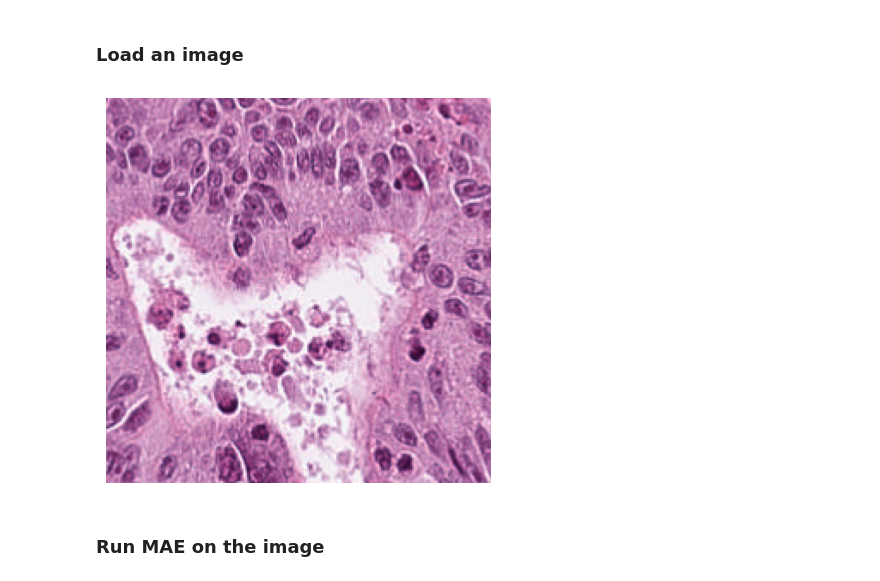
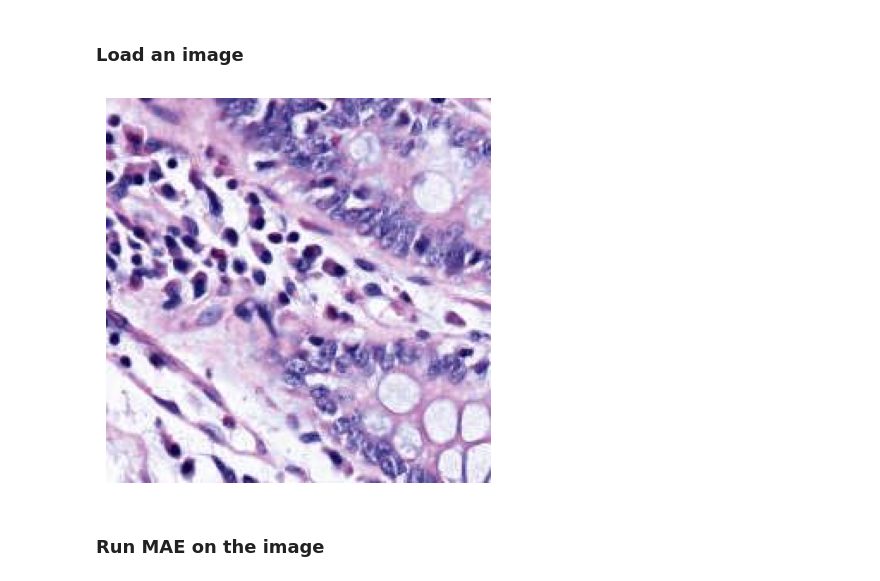
Before and after one commit to NusretOzates/mae, a Jupyter notebook: demo/mae_visualize_path.ipynb, the cells around one changed output. Cells and saved outputs as stored; diff of their text form; code cells hidden in the pictures.

Commit message:
Pathology visualize

```diff
--- a/demo/mae_visualize_path.ipynb
+++ b/demo/mae_visualize_path.ipynb
@@ -111,24 +111,24 @@ Model loaded.
 # %%
 # load an image
 #img_url = 'https://user-images.githubusercontent.com/11435359/147738734-196fd92f-9260-48d5-ba7e-bf103d29364d.jpg' # fox, from ILSVRC2012_val_00046145
 # img_url = 'https://user-images.githubusercontent.com/11435359/147743081-0428eecf-89e5-4e07-8da5-a30fd73cc0ba.jpg' # cucumber, from ILSVRC2012_val_00047851
-#img = Image.open("/mnt/c/Users/mnusr/PycharmProjects/glandSegmentationV2/dataset/Stain normalized images/gtr1.jpg")
-img = Image.open("/mnt/c/Users/mnusr/Downloads/NCT-CRC-HE-100K/NCT-CRC-HE-100K/TUM/TUM-YYMSSEMV.tif")
+img = Image.open("/mnt/c/Users/mnusr/PycharmProjects/glandSegmentationV2/dataset/Stain normalized images/gtr2.jpg")
+#img = Image.open("/mnt/c/Users/mnusr/Downloads/NCT-CRC-HE-100K/NCT-CRC-HE-100K/TUM/TUM-YYMSSEMV.tif")
 
 #img = img.resize((224, 224))
 img = np.array(img) / 255.
 img = img[:224,:224]
 
 assert img.shape == (224, 224, 3)
 
 # normalize by ImageNet mean and std
 img = img - imagenet_mean
 img = img / imagenet_std
 
 plt.rcParams['figure.figsize'] = [5, 5]
 show_image(torch.tensor(img))
 # %% [output]
-[figure, old version]
+[figure, new version]
 # %% [markdown]
 ### Run MAE on the image
 # %%
```
Also changed, not shown: parts of 3 cells of this notebook.
